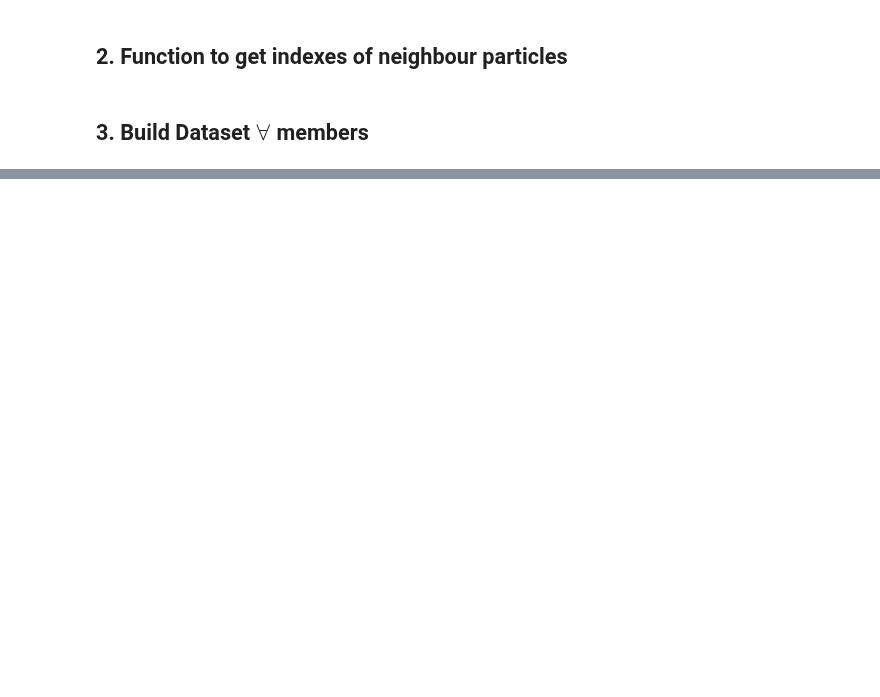
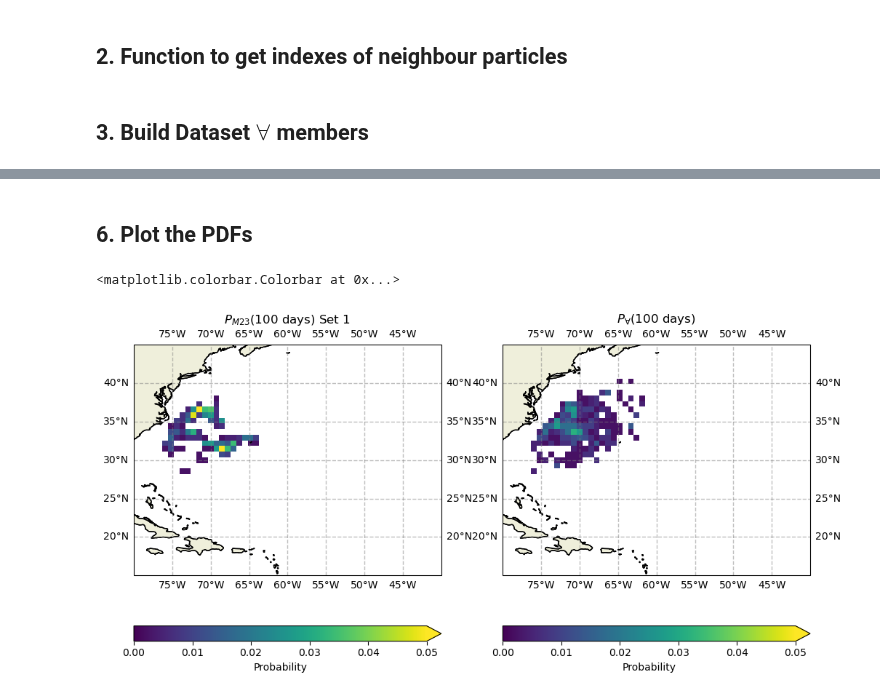
Before and after one commit to OceanParcels/NEMO_Ensemble_Lagrangian_Analysis, a Jupyter notebook: notebooks/05.Compare_distributions_information_gain.ipynb, the cells around one changed output, grey strips where cells are left out. Cells and saved outputs as stored; diff of their text form; code cells hidden in the pictures; blank space fills up the shorter version.

```diff
--- a/notebooks/05.Compare_distributions_information_gain.ipynb
+++ b/notebooks/05.Compare_distributions_information_gain.ipynb
@@ -41,0 +159,5 @@ def neighbour_particles(pset, lon, lat, delta_deg):
+# %%
+nx, ny = 54, 41
+domain_limits = [[-80, -40], [15, 45]]
+
+P_members, x_, y_ = compute_probabilities(pset_members, 364, nx, ny, domain_limits)
@@ -41,0 +191,32 @@ def neighbour_particles(pset, lon, lat, delta_deg):
+# %%
+nx, ny = 54, 41
+domain_limits = [[-80, -40], [15, 45]]
+
+P_23_s1, x_, y_ = compute_probabilities(p23_set1, 364, nx, ny, domain_limits)
+# %% [markdown]
+## 6. Plot the PDFs
+# %%
+#plot P and P_kde in two subplots
+fig, axs = plt.subplots(1, 2, figsize=(12, 6), subplot_kw={'projection': cartopy.crs.PlateCarree()})
+axs[0].coastlines()
+axs[1].coastlines()
+
+# add Land and Ocean Features
+axs[0].add_feature(cartopy.feature.LAND, edgecolor='black')
+axs[1].add_feature(cartopy.feature.LAND, edgecolor='black')
+
+gl = axs[0].gridlines(crs=cartopy.crs.PlateCarree(), draw_labels=True, linewidth=1, color='gray', alpha=0.5, linestyle='--')
+gl = axs[1].gridlines(crs=cartopy.crs.PlateCarree(), draw_labels=True, linewidth=1, color='gray', alpha=0.5, linestyle='--')
+
+tau = 100
+
+axs[0].set_title(r'$P_{M23}($' + f'{tau} days) Set 1')
+axs[1].set_title(r'$P_{\forall}($' + f'{tau} days)')
+
+im = axs[0].pcolormesh(x_, y_, P_23_s1[tau].T, vmin=0, vmax=0.05)
+fig.colorbar(im, ax=axs[0], orientation='horizontal', label='Probability', extend='max')
+im = axs[1].pcolormesh(x_, y_, P_members[tau].T, vmin=0, vmax=0.05)
+fig.colorbar(im, ax=axs[1], orientation='horizontal', label='Probability', extend='max')
+# %% [output]
+<matplotlib.colorbar.Colorbar at 0x...>
+[figure, added]
```
Also changed, not shown: parts of 29 cells of this notebook, 1 other file.
